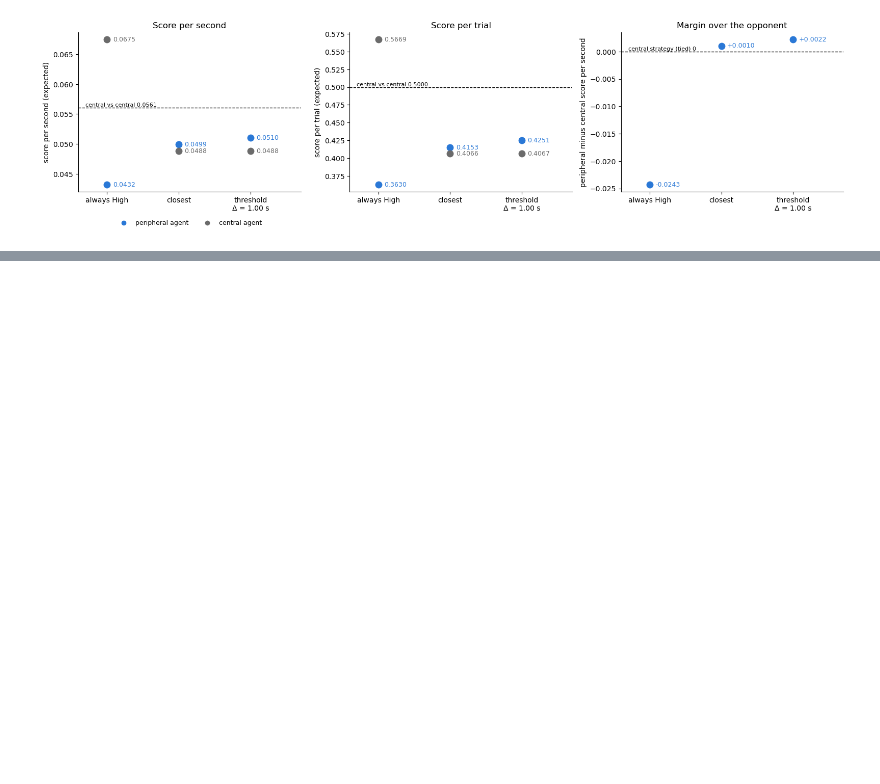
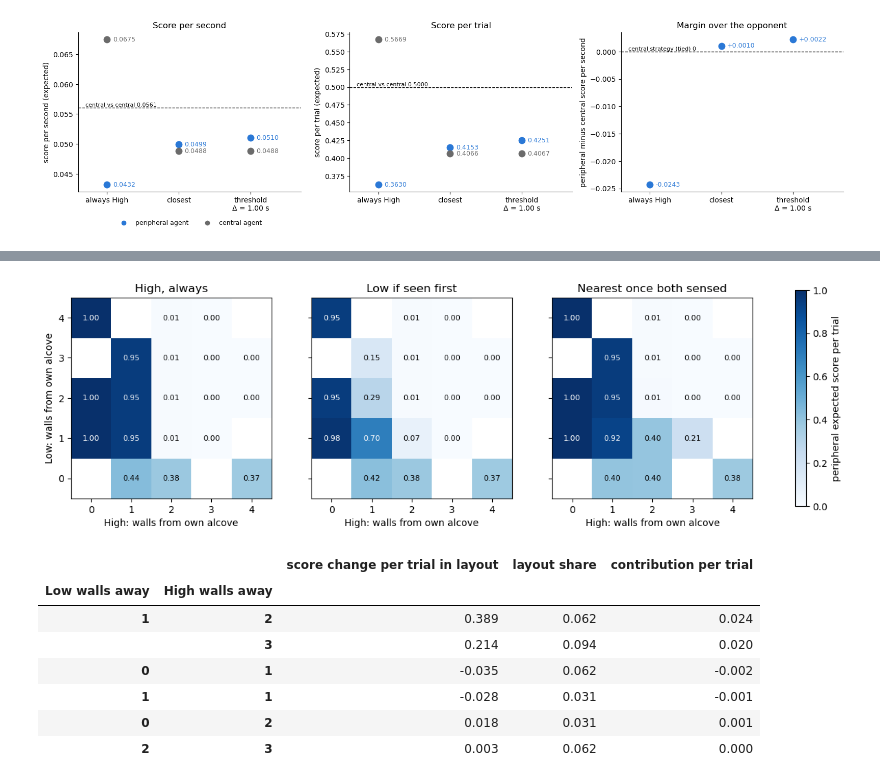
Before and after one commit to tomhagley6/octagon_analysis, a Jupyter notebook: demos/analytical_modelling/nearer_wall_choice.ipynb, the cells around one changed output, grey strips where cells are left out. Cells and saved outputs as stored; diff of their text form; code cells hidden in the pictures; blank space fills up the shorter version.

```diff
--- a/demos/analytical_modelling/nearer_wall_choice.ipynb
+++ b/demos/analytical_modelling/nearer_wall_choice.ipynb
@@ -473,0 +743,39 @@ central_alignment_260929_central5: loaded from cache
+# %%
+# figure 9b: expected peripheral score per trial in each layout, under each rule
+fig, axes = plt.subplots(1, 3, figsize=(16, 4.8), sharey=True)
+cells = {}
+for ax, (lab, pol) in zip(axes, RULES_RAYS):
+    ev = ar.evaluate(ray_pooled, pol, central_t=CENTRAL_T)
+    g = pd.DataFrame(dict(h=ray_pooled['high_off'].abs(), l=ray_pooled['low_off'].abs(), w=ray_pooled['prob'],
+                          sc=ev['periph_score']))
+    grid = g.groupby(['l', 'h']).apply(lambda x: np.average(x['sc'], weights=x['w']), include_groups=False).unstack()
+    grid = grid.reindex(index=range(5), columns=range(5))
+    cells[pol] = grid
+    im = ax.imshow(grid.to_numpy(), origin='lower', cmap='Blues', vmin=0, vmax=1)
+    for (li, hi), v in np.ndenumerate(grid.to_numpy()):
+        if np.isfinite(v):
+            ax.text(hi, li, f'{v:.2f}', ha='center', va='center', fontsize=8, color='white' if v > 0.6 else 'black')
+    ax.set_xticks(range(5)); ax.set_yticks(range(5))
+    ax.set_xlabel('High: walls from own alcove')
+    ax.set_title(lab)
+axes[0].set_ylabel('Low: walls from own alcove')
+fig.colorbar(im, ax=axes, label='peripheral expected score per trial', shrink=0.85)
+plt.show()
+
+# list the layouts where "nearest" changes the score most, against "High, always"
+w_lay = ray_pooled.assign(h=ray_pooled['high_off'].abs(), l=ray_pooled['low_off'].abs()).groupby(['h', 'l'])['prob'].sum()
+diff = (cells['nearest'] - cells['high']).stack().rename('score change per trial in layout').to_frame()
+diff.index = diff.index.rename(['Low walls away', 'High walls away'])
+diff['layout share'] = [w_lay.get((h, l), 0.0) for l, h in diff.index]
+diff['contribution per trial'] = diff['score change per trial in layout'] * diff['layout share']
+display(diff[diff['layout share'] > 0.01].sort_values('contribution per trial', key=abs, ascending=False).head(6).round(3))
+# %% [output]
+[figure, added]
+|  |  | score change per trial in layout | layout share | contribution per trial |
+| Low walls away | High walls away |  |  |  |
+| 1 | 2 | 0.389 | 0.062 | 0.024 |
+|  | 3 | 0.214 | 0.094 | 0.020 |
+| 0 | 1 | -0.035 | 0.062 | -0.002 |
+| 1 | 1 | -0.028 | 0.031 | -0.001 |
+| 0 | 2 | 0.018 | 0.031 | 0.001 |
+| 2 | 3 | 0.003 | 0.062 | 0.000 |
```
Also changed, not shown: parts of 20 cells of this notebook, 14 other files.
